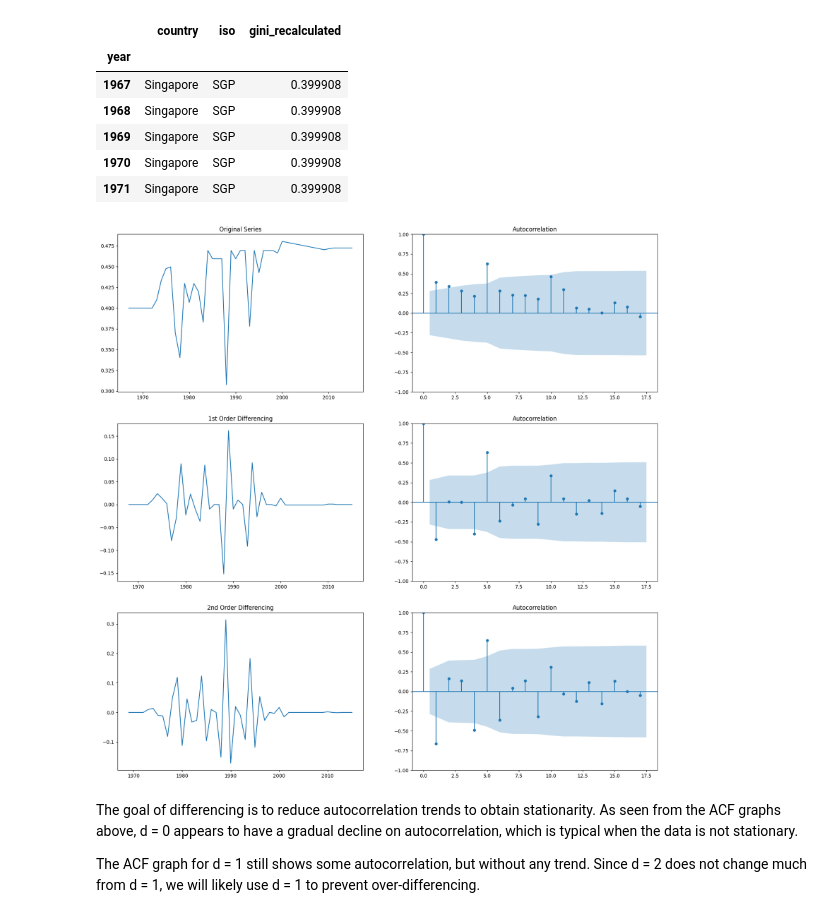
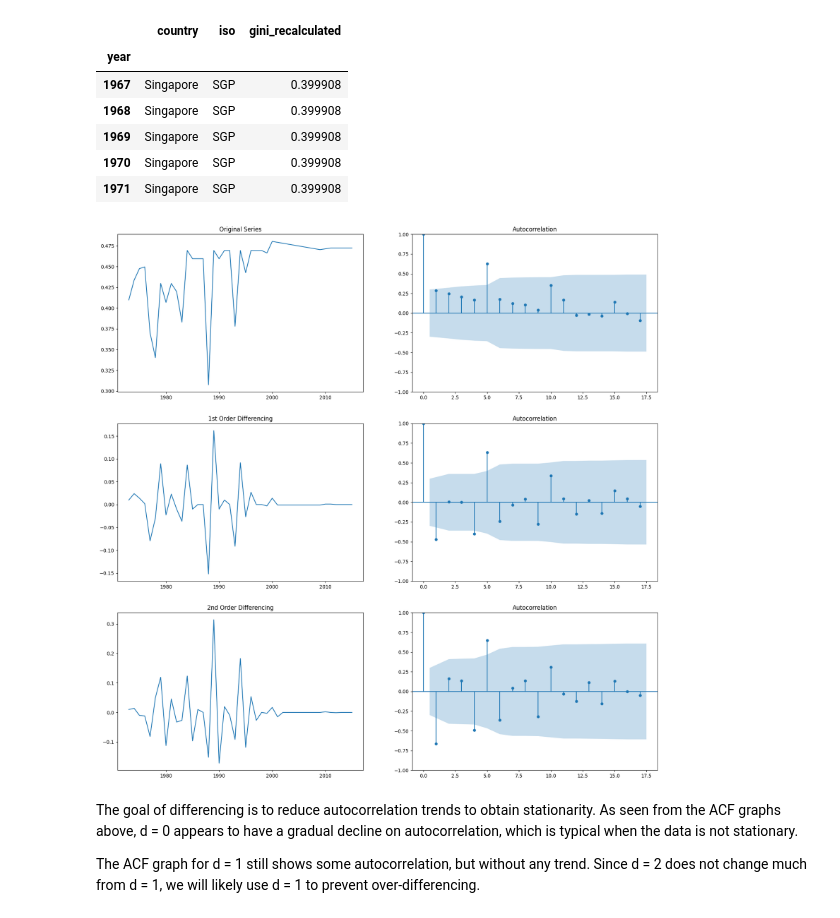
Before and after one commit to yonglau1999/HE4045-Group-Project, a Jupyter notebook: Project.ipynb, the cells around one changed output. Cells and saved outputs as stored; diff of their text form; code cells hidden in the pictures.

```diff
--- a/Project.ipynb
+++ b/Project.ipynb
@@ -108,12 +108,12 @@ We will start by doing the analysis on Singapore, before conducting it across al
 # Clean gini_df
 gini_columns_req = ['country', 'iso', 'year', 'gini_recalculated']
 
-gini_df = gini_df[gini_columns_req]
-gini_df = gini_df.drop_duplicates().reset_index(drop=True)
-gini_df = gini_df.set_index('year')
+gini_df_clean = gini_df[gini_columns_req]
+gini_df_clean = gini_df_clean.drop_duplicates().reset_index(drop=True)
+gini_df_clean = gini_df_clean.set_index('year')
 
 # Create singapore_df
-singapore_df = gini_df.loc[gini_df['country']=='Singapore']
+singapore_df = gini_df_clean.loc[gini_df_clean['country']=='Singapore'].copy()
 singapore_df.head()
 # %% [output]
 |  | country | iso | gini_recalculated |
@@ -126,25 +126,30 @@ singapore_df.head()
 # %%
 #Plotting ACF graphs
 
 from statsmodels.graphics.tsaplots import plot_acf
+
+# Create dataframes for d = 1 and d = 2 values of gini_recalculated
+singapore_df['gini_recalculated_d1'] = singapore_df['gini_recalculated'].diff()
+singapore_df['gini_recalculated_d2'] = singapore_df['gini_recalculated'].diff().diff()
+singapore_df.dropna(inplace=True)
 
 # Original Series
 fig, axes = plt.subplots(3, 2, figsize=(20,20))
 axes[0, 0].plot(singapore_df['gini_recalculated'])
 axes[0, 0].set_title('Original Series')
 plot_acf(singapore_df['gini_recalculated'], ax=axes[0,1])
 
 # 1st Differencing
-axes[1, 0].plot(singapore_df['gini_recalculated'].diff()); axes[1, 0].set_title('1st Order Differencing')
-plot_acf(singapore_df['gini_recalculated'].diff().dropna(), ax=axes[1, 1])
+axes[1, 0].plot(singapore_df['gini_recalculated_d1']); axes[1, 0].set_title('1st Order Differencing')
+plot_acf(singapore_df['gini_recalculated_d1'], ax=axes[1, 1])
 
 # 2nd Differencing
-axes[2, 0].plot(singapore_df['gini_recalculated'].diff().diff()); axes[2, 0].set_title('2nd Order Differencing')
-plot_acf(singapore_df['gini_recalculated'].diff().diff().dropna(), ax=axes[2, 1])
+axes[2, 0].plot(singapore_df['gini_recalculated_d2']); axes[2, 0].set_title('2nd Order Differencing')
+plot_acf(singapore_df['gini_recalculated_d2'], ax=axes[2, 1])
 
 plt.show()
 # %% [output]
-[figure, old version]
+[figure, new version]
 # %% [markdown]
 The goal of differencing is to reduce autocorrelation trends to obtain stationarity. As seen from the ACF graphs above, d = 0  appears to have a gradual decline on autocorrelation, which is typical when the data is not stationary.
 
```
Also changed, not shown: parts of 3 cells of this notebook.
